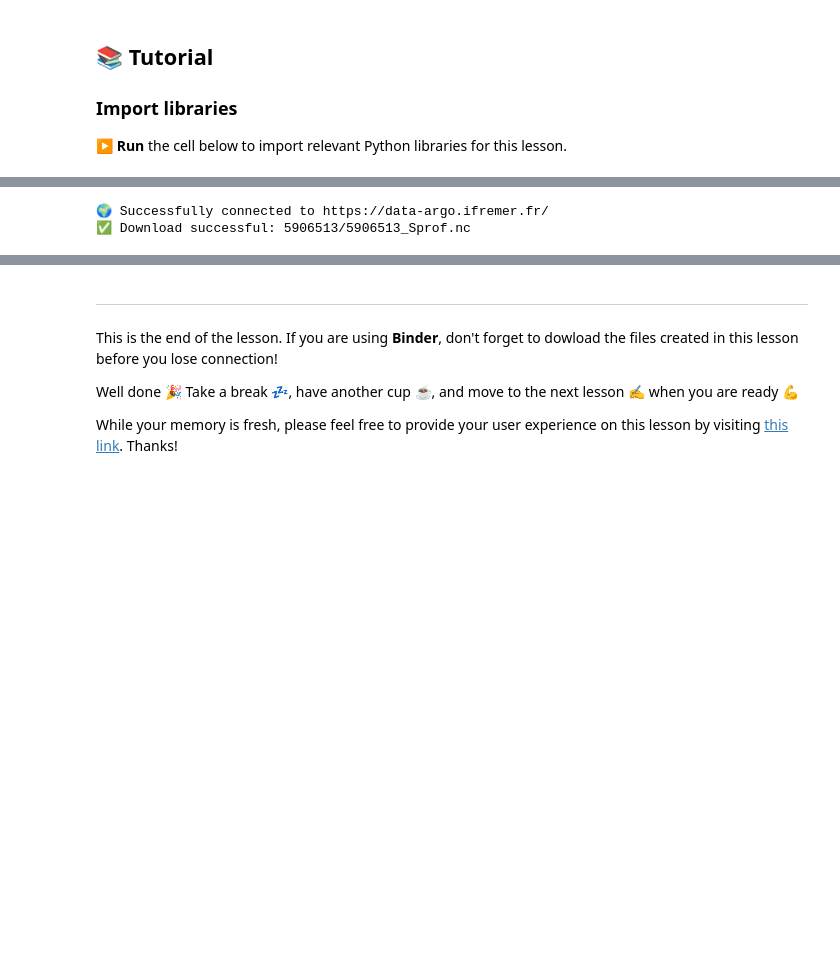
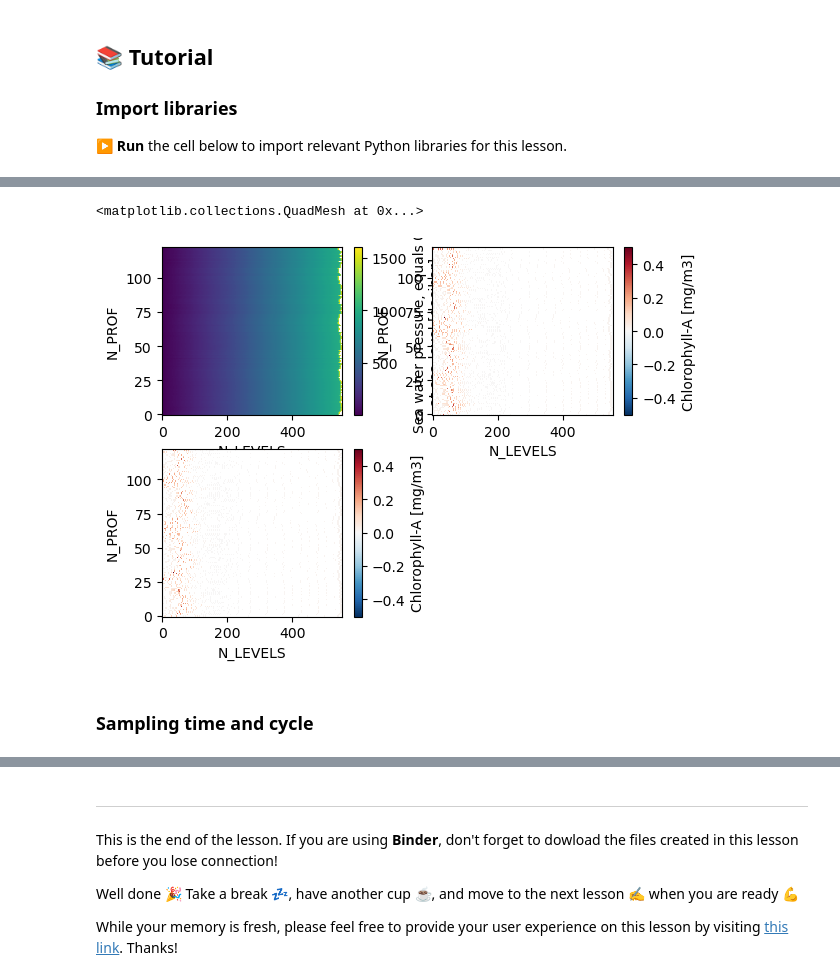
Before and after one commit to hakaseh/bgc-argo-tutorials, a Jupyter notebook: lessons/lesson_4.ipynb, the cells around one changed output, grey strips where cells are left out. Cells and saved outputs as stored; diff of their text form; code cells hidden in the pictures; blank space fills up the shorter version.

```diff
--- a/lessons/lesson_4.ipynb
+++ b/lessons/lesson_4.ipynb
@@ -167,4 +36,5 @@ This function requires the filtered index file (mandatory) and a list of either
 # %%
-df_index = pd.read_csv('argo_synthetic-profile_index_default.csv',parse_dates=['datetime'])
-df_index
+in_file = f"{wmoid}/{wmoid}_Sprof.nc"
+ds = xr.open_dataset(in_file)
+ds
 # %% [output]
@@ -188,5 +95,33 @@ df_index
 # %%
-download_argo(df_index, 5906513)
+def filter_qc(ds_in, name_in, qc_in):
+    """
+    This function filters the data based on their QC flags.
+
+    INPUT:
+    * ds_in: xarray dataset of the float time series
+    * name_in: name of the variable (string)
+    * qc_in: list of the accepted QC flags (list)
+
+    OUTPUT:
+    * data_out: QC-filtered adjusted values
+    """
+    data = ds_in[f"{name_in}_ADJUSTED"]
+    qc = ds_in[f"{name_in}_ADJUSTED_QC"]
+    valid = qc.astype(str).isin([str(x) for x in qc_in])
+    data_valid = data.where(valid, other=np.nan)
+
+    return data_valid
-# %% [output]
-🌍 Successfully connected to https://data-argo.ifremer.fr/
-✅ Download successful: 5906513/5906513_Sprof.nc
+# %%
+plt.subplot(221)
+pres_filtered = filter_qc(ds, "PRES", [1,2,5,8])
+pres_filtered.plot()
+plt.subplot(222)
+chla_filtered = filter_qc(ds, "CHLA", [1,2,5,8])
+chla_filtered.plot()
+plt.subplot(223)
+chla_filtered.where(pres_filtered.notnull(), other=np.nan).plot()
+# %% [output]
+<matplotlib.collections.QuadMesh at 0x...>
+[figure, added]
+# %% [markdown]
+### Sampling time and cycle
```
Also changed, not shown: parts of 22 cells of this notebook.
